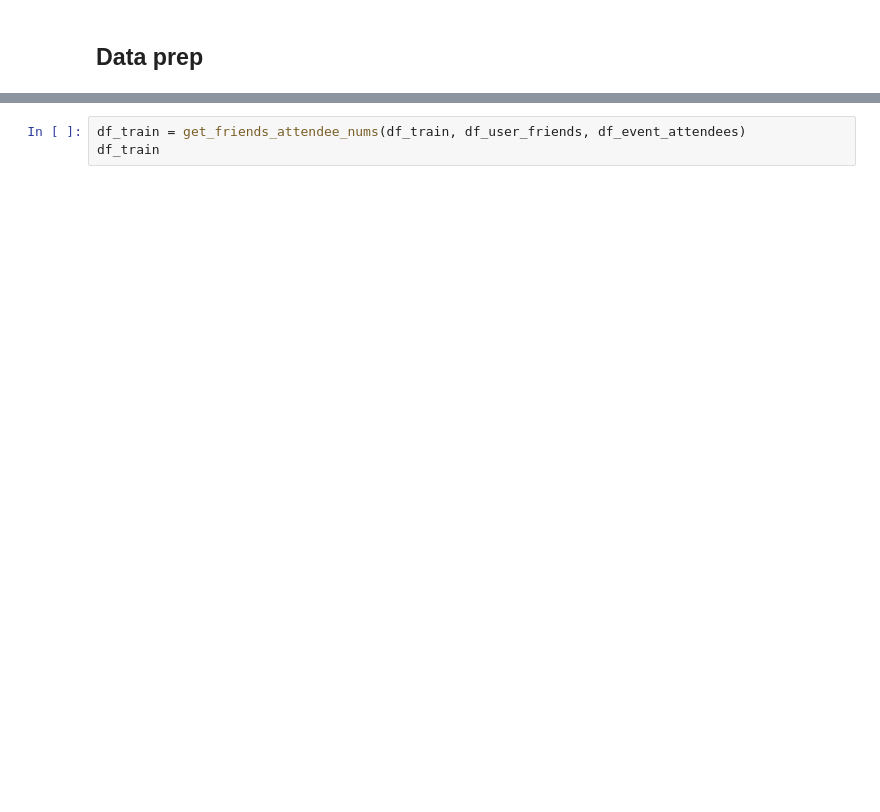
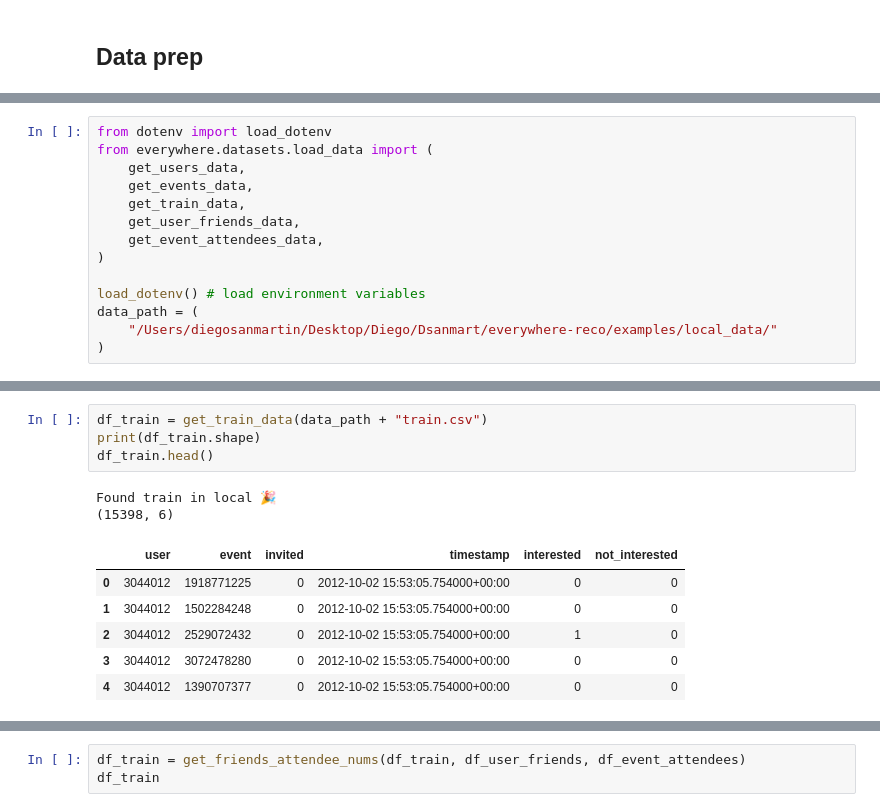
Before and after one commit to dsanmart/everywhere-reco, a Jupyter notebook: examples/models/model1.ipynb, the cells around one changed output, grey strips where cells are left out. Cells and saved outputs as stored; diff of their text form; blank space fills up the shorter version.

```diff
--- a/examples/models/model1.ipynb
+++ b/examples/models/model1.ipynb
@@ -99,0 +23,14 @@ df_user_friends.head()
+# %%
+from dotenv import load_dotenv
+from everywhere.datasets.load_data import (
+    get_users_data,
+    get_events_data,
+    get_train_data,
+    get_user_friends_data,
+    get_event_attendees_data,
+)
+
+load_dotenv() # load environment variables
+data_path = (
+    "/Users/diegosanmartin/Desktop/Diego/Dsanmart/everywhere-reco/examples/local_data/"
+)
@@ -99,0 +76,13 @@ df_user_friends.head()
+# %%
+df_train = get_train_data(data_path + "train.csv")
+print(df_train.shape)
+df_train.head()
+# %% [output]
+Found train in local 🎉
+(15398, 6)
+|  | user | event | invited | timestamp | interested | not_interested |
+| 0 | 3044012 | 1918771225 | 0 | 2012-10-02 15:53:05.754000+00:00 | 0 | 0 |
+| 1 | 3044012 | 1502284248 | 0 | 2012-10-02 15:53:05.754000+00:00 | 0 | 0 |
+| 2 | 3044012 | 2529072432 | 0 | 2012-10-02 15:53:05.754000+00:00 | 1 | 0 |
+| 3 | 3044012 | 3072478280 | 0 | 2012-10-02 15:53:05.754000+00:00 | 0 | 0 |
+| 4 | 3044012 | 1390707377 | 0 | 2012-10-02 15:53:05.754000+00:00 | 0 | 0 |
```
Also changed, not shown: parts of 26 cells of this notebook.
